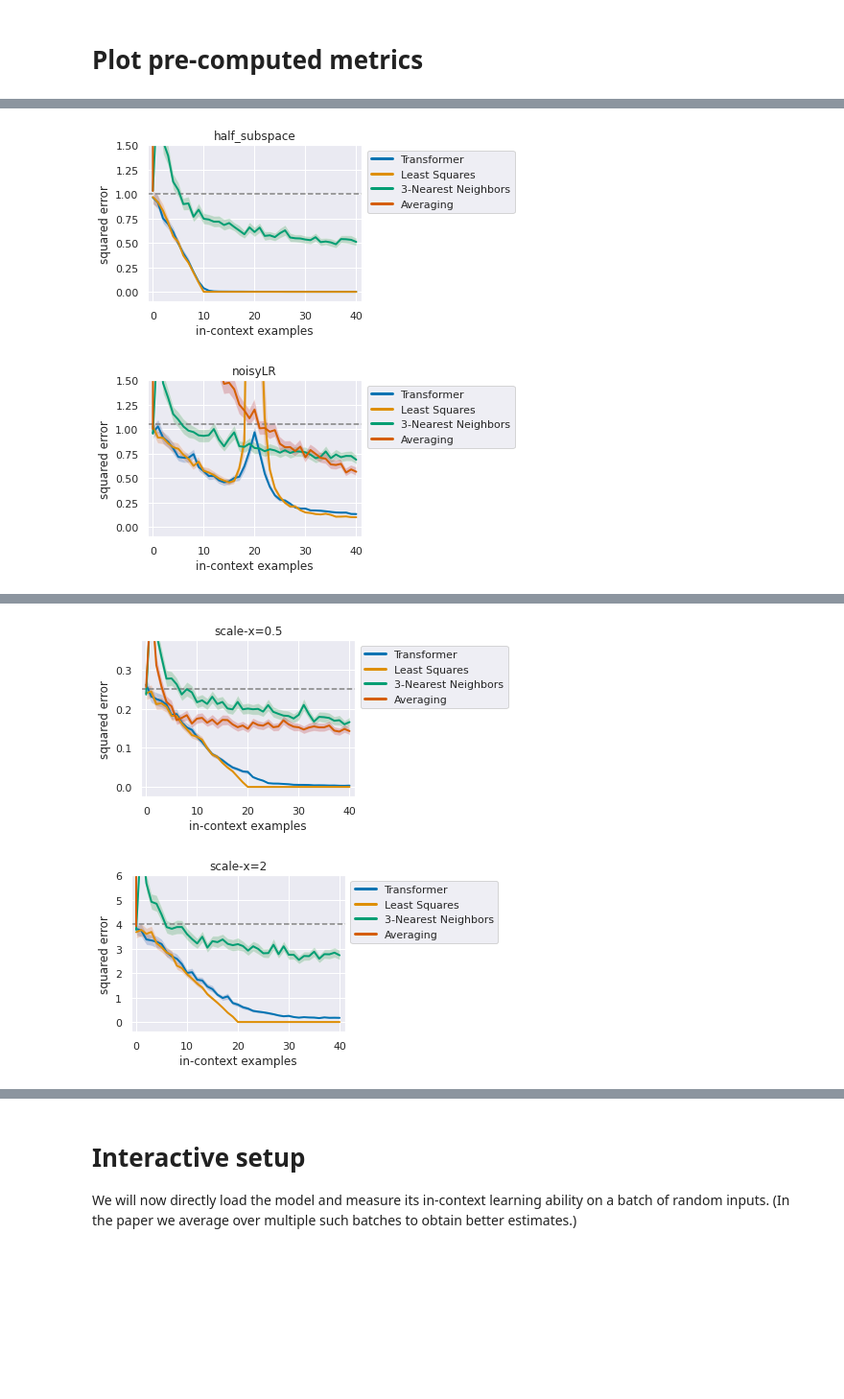
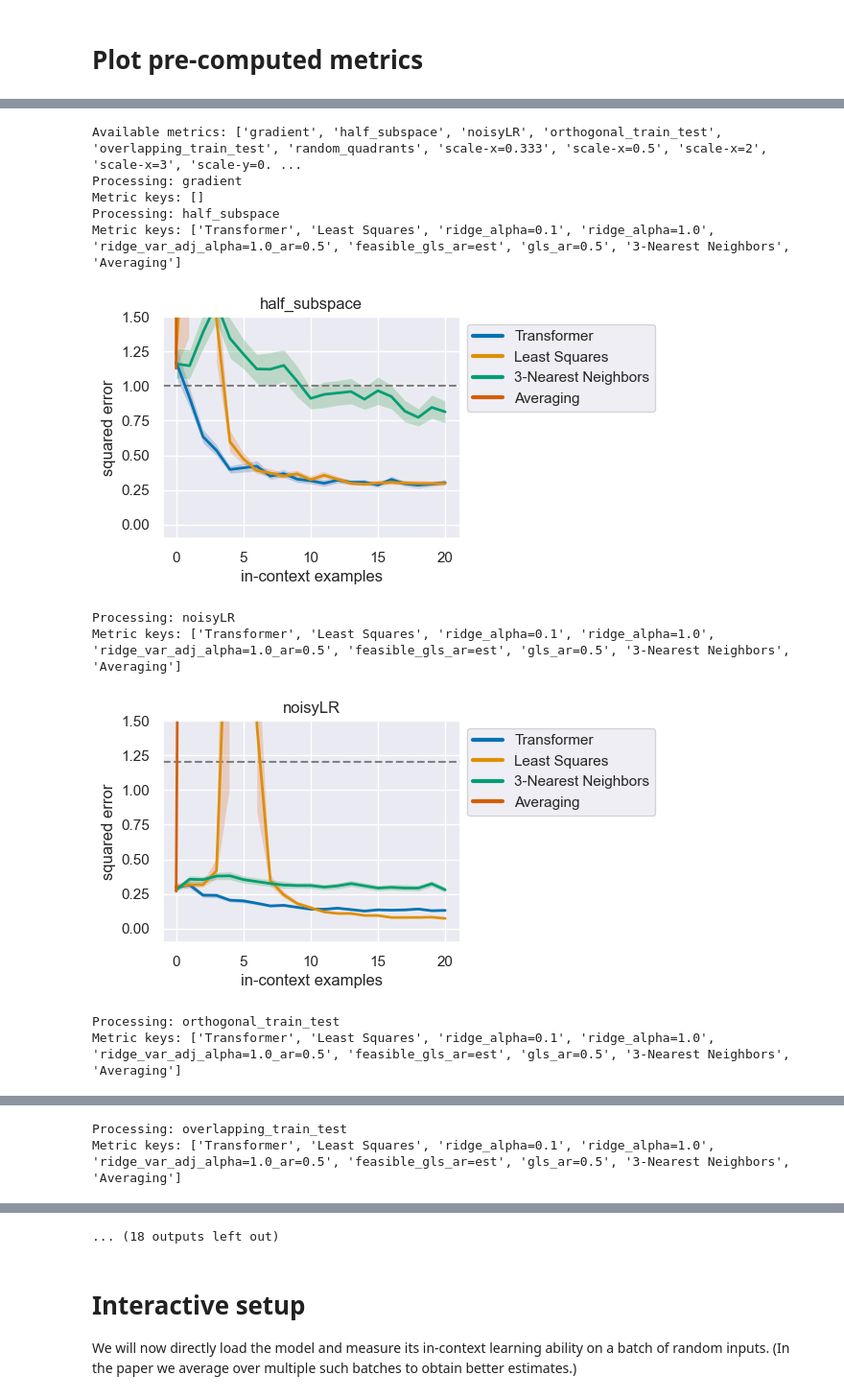
Before and after one commit to HariDaCoder/in-context-learning, a Jupyter notebook: src/eval.ipynb, the cells around one changed output, grey strips where cells are left out. Shown at 96% size. Saved outputs shown, nothing was run; the diff lists cells and outputs as text; code cells hidden in the pictures; blank space fills up the shorter version.

```diff
--- a/src/eval.ipynb
+++ b/src/eval.ipynb
@@ -39,7 +45,7 @@ task = "linear_regression"
 #task = "decision_tree"
 #task = "relu_2nn_regression"
 
-run_id = "pretrained"  # if you train more models, replace with the run_id from the table above
+run_id = "k=20_par2"  # if you train more models, replace with the run_id from the table above
 
 run_path = os.path.join(run_dir, task, run_id)
 recompute_metrics = False
@@ -76,22 +82,56 @@ linear_regression_pretrained pretrained
 # %%
 # plot any OOD metrics
+print("Available metrics:", list(metrics.keys()))
 for name, metric in metrics.items():
-    if name == "standard": continue
+    print("Processing:", name)
+    print("Metric keys:", list(metric.keys()))
+    if name == "gradient": continue
 
     if "scale" in name:
         scale = float(name.split("=")[-1])**2
     else:
         scale = 1.0
 
     trivial = 1.0 if "noisy" not in name else (1+1/n_dims)
+
+    # only plot models that exist in this metric dict
+    models_present = [m for m in models if m in metric]
+    if len(models_present) == 0:
+        print(f"Skipping {name}: no matching models in metric keys {list(metric.keys())}")
+        continue
+
+
+
+
     fig, ax = basic_plot(metric, models=models, trivial=trivial * scale)
     ax.set_title(name)
 
     if "ortho" in name:
         ax.set_xlim(-1, n_dims - 1)
     ax.set_ylim(-.1 * scale, 1.5 * scale)
 
     plt.show()
+std = metrics.get("standard", {})
+for model_name in models:
+    mres = std.get(model_name, {})
+    if "gradient_alignment" in mres:
+        print("Plotting gradient alignment for", model_name)
+        alignments = mres["gradient_alignment"]
+        plt.figure(figsize=(6, 4))
+        plt.plot(range(len(alignments)), alignments, label=f"{model_name} gradient-w alignment", lw=2)
+        plt.xlabel("# in-context examples")
+        plt.ylabel("normalized inner product")
+        plt.legend()
+        plt.show()
 # %% [output]
+Available metrics: ['gradient', 'half_subspace', 'noisyLR', 'orthogonal_train_test', 'overlapping_train_test', 'random_quadrants', 'scale-x=0.333', 'scale-x=0.5', 'scale-x=2', 'scale-x=3', 'scale-y=0. ...
+Processing: gradient
+Metric keys: []
+Processing: half_subspace
+Metric keys: ['Transformer', 'Least Squares', 'ridge_alpha=0.1', 'ridge_alpha=1.0', 'ridge_var_adj_alpha=1.0_ar=0.5', 'feasible_gls_ar=est', 'gls_ar=0.5', '3-Nearest Neighbors', 'Averaging']
-[figure, old version]
+[figure, new version]
+Processing: noisyLR
+Metric keys: ['Transformer', 'Least Squares', 'ridge_alpha=0.1', 'ridge_alpha=1.0', 'ridge_var_adj_alpha=1.0_ar=0.5', 'feasible_gls_ar=est', 'gls_ar=0.5', '3-Nearest Neighbors', 'Averaging']
-[figure, old version]
+[figure, new version]
+Processing: orthogonal_train_test
+Metric keys: ['Transformer', 'Least Squares', 'ridge_alpha=0.1', 'ridge_alpha=1.0', 'ridge_var_adj_alpha=1.0_ar=0.5', 'feasible_gls_ar=est', 'gls_ar=0.5', '3-Nearest Neighbors', 'Averaging']
@@ -98,0 +139,2 @@ for name, metric in metrics.items():
+Processing: overlapping_train_test
+Metric keys: ['Transformer', 'Least Squares', 'ridge_alpha=0.1', 'ridge_alpha=1.0', 'ridge_var_adj_alpha=1.0_ar=0.5', 'feasible_gls_ar=est', 'gls_ar=0.5', '3-Nearest Neighbors', 'Averaging']
@@ -102,2 +147,0 @@ for name, metric in metrics.items():
-[figure, removed]
-[figure, removed]
@@ -110,3 +148,4 @@ for name, metric in metrics.items():
+... (18 outputs left out)
 # %% [markdown]
 # Interactive setup
 
```
Also changed, not shown: parts of 4 cells of this notebook, 7 other files.
